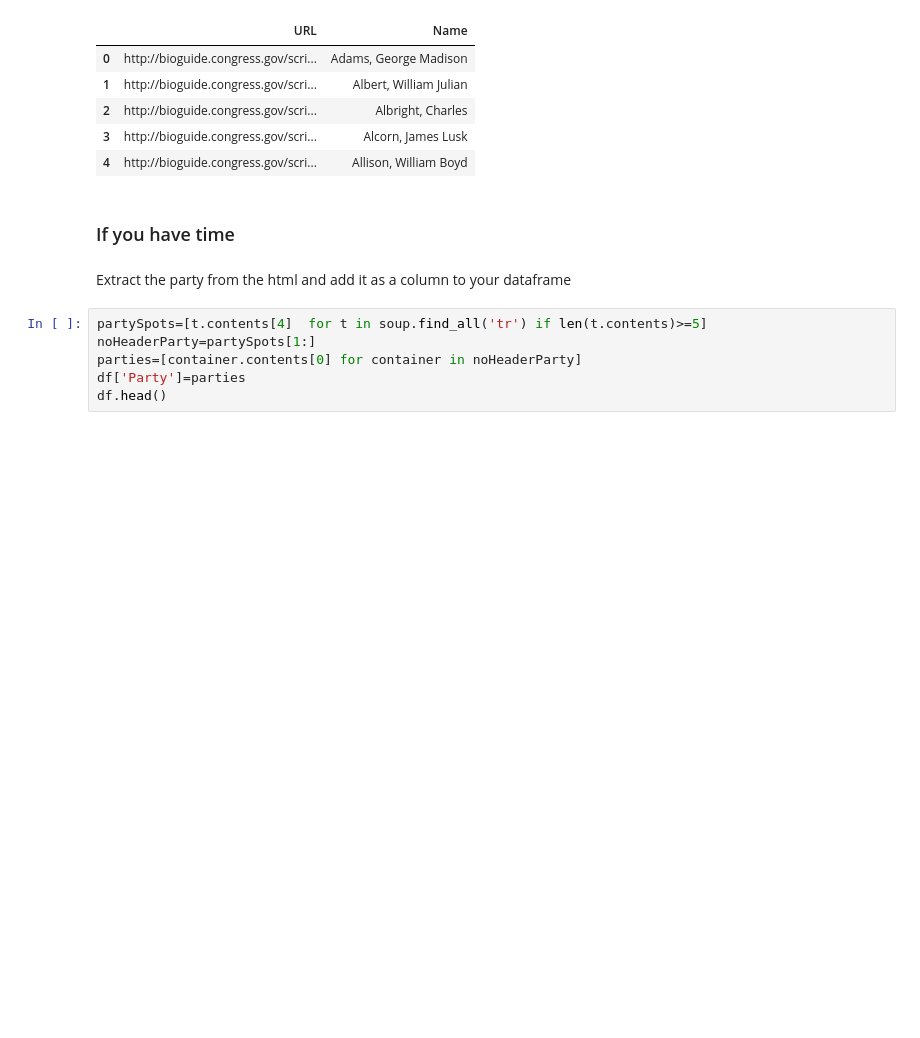
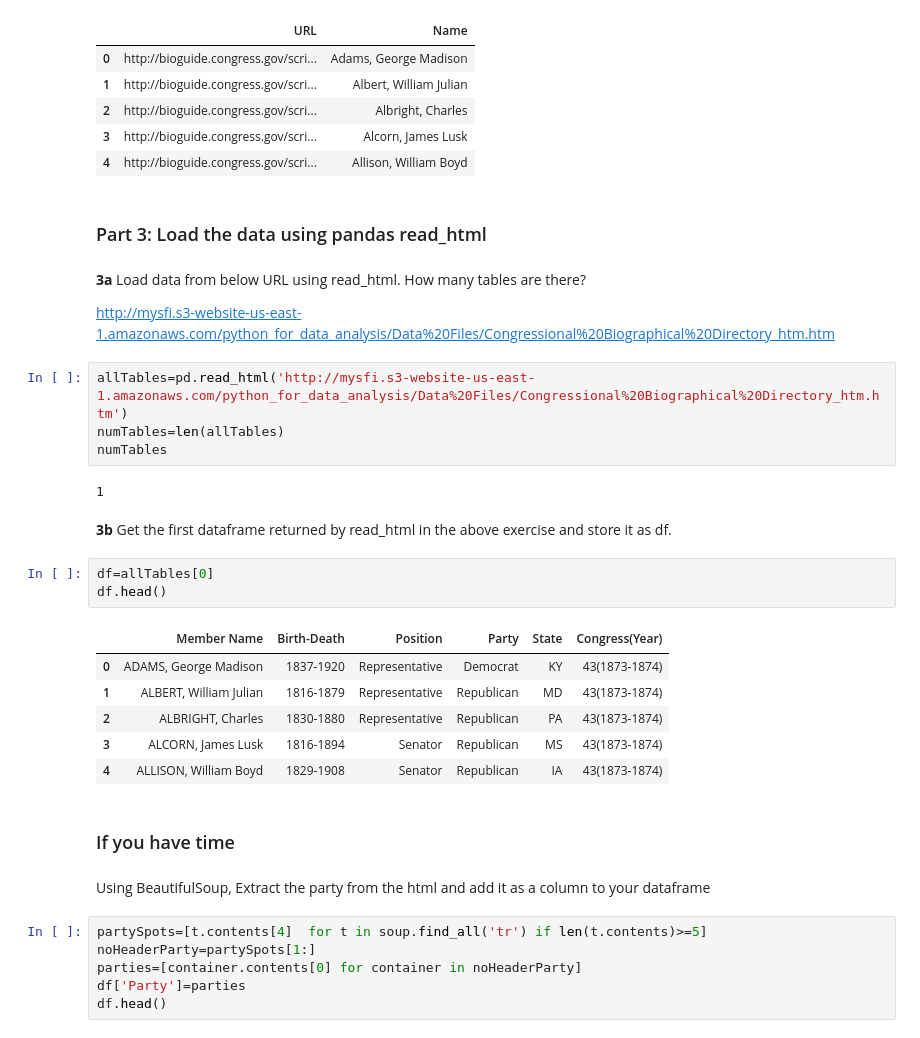
Before and after one commit to Robmattles/Python-For-Data-Analysis, a Jupyter notebook: Answers/HTML Processing Answers.ipynb, the cells around one changed output. Cells and saved outputs as stored; diff of their text form; blank space fills up the shorter version.

```diff
--- a/Answers/HTML Processing Answers.ipynb
+++ b/Answers/HTML Processing Answers.ipynb
@@ -113,10 +113,34 @@ df.head()
 | 2 | http://bioguide.congress.gov/scri... | Albright, Charles |
 | 3 | http://bioguide.congress.gov/scri... | Alcorn, James Lusk |
 | 4 | http://bioguide.congress.gov/scri... | Allison, William Boyd |
+# %% [markdown]
+### Part 3: Load the data using pandas read_html
+# %% [markdown]
+**3a** Load data from below URL using read_html.  How many tables are there?
+
+http://mysfi.s3-website-us-east-1.amazonaws.com/python_for_data_analysis/Data%20Files/Congressional%20Biographical%20Directory_htm.htm
+# %%
+allTables=pd.read_html('http://mysfi.s3-website-us-east-1.amazonaws.com/python_for_data_analysis/Data%20Files/Congressional%20Biographical%20Directory_htm.htm')
+numTables=len(allTables)
+numTables
+# %% [output]
+1
+# %% [markdown]
+**3b** Get the first dataframe returned by read_html in the above exercise and store it as df.
+# %%
+df=allTables[0]
+df.head()
+# %% [output]
+|  | Member Name | Birth-Death | Position | Party | State | Congress(Year) |
+| 0 | ADAMS, George Madison | 1837-1920 | Representative | Democrat | KY | 43(1873-1874) |
+| 1 | ALBERT, William Julian | 1816-1879 | Representative | Republican | MD | 43(1873-1874) |
+| 2 | ALBRIGHT, Charles | 1830-1880 | Representative | Republican | PA | 43(1873-1874) |
+| 3 | ALCORN, James Lusk | 1816-1894 | Senator | Republican | MS | 43(1873-1874) |
+| 4 | ALLISON, William Boyd | 1829-1908 | Senator | Republican | IA | 43(1873-1874) |
 # %% [markdown]
 ### If you have time
 # %% [markdown]
-Extract the party from the html and add it as a column to your dataframe
+Using BeautifulSoup, Extract the party from the html and add it as a column to your dataframe
 # %%
 partySpots=[t.contents[4]  for t in soup.find_all('tr') if len(t.contents)>=5]
 noHeaderParty=partySpots[1:]
```
Also changed, not shown: parts of 1 cell of this notebook, 3 other files.
